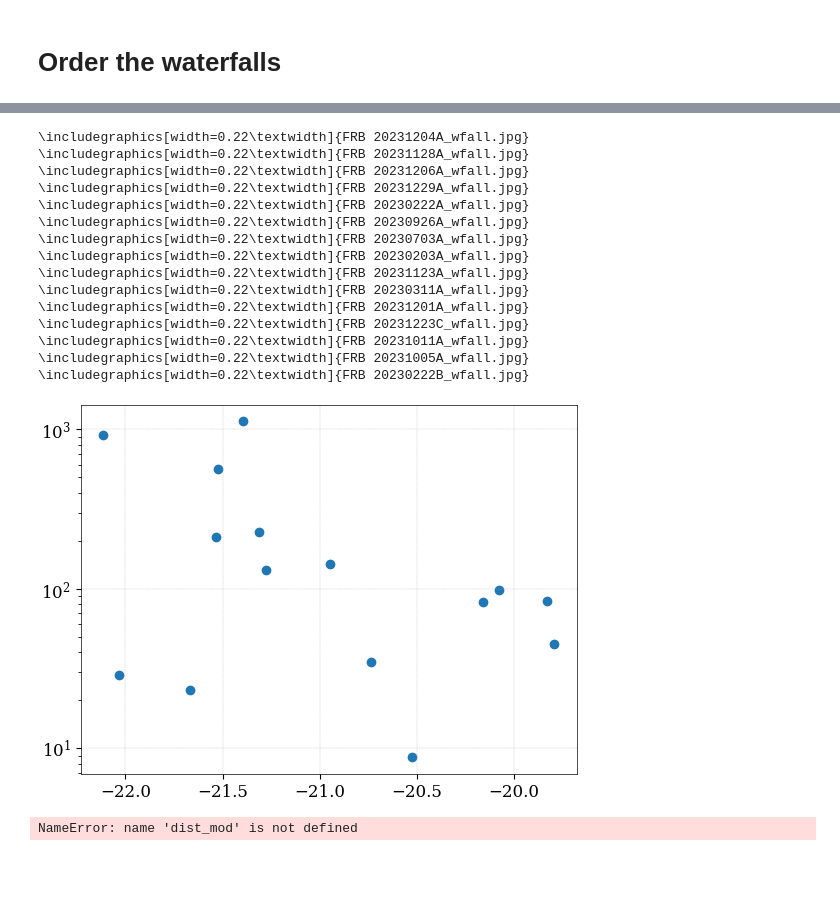
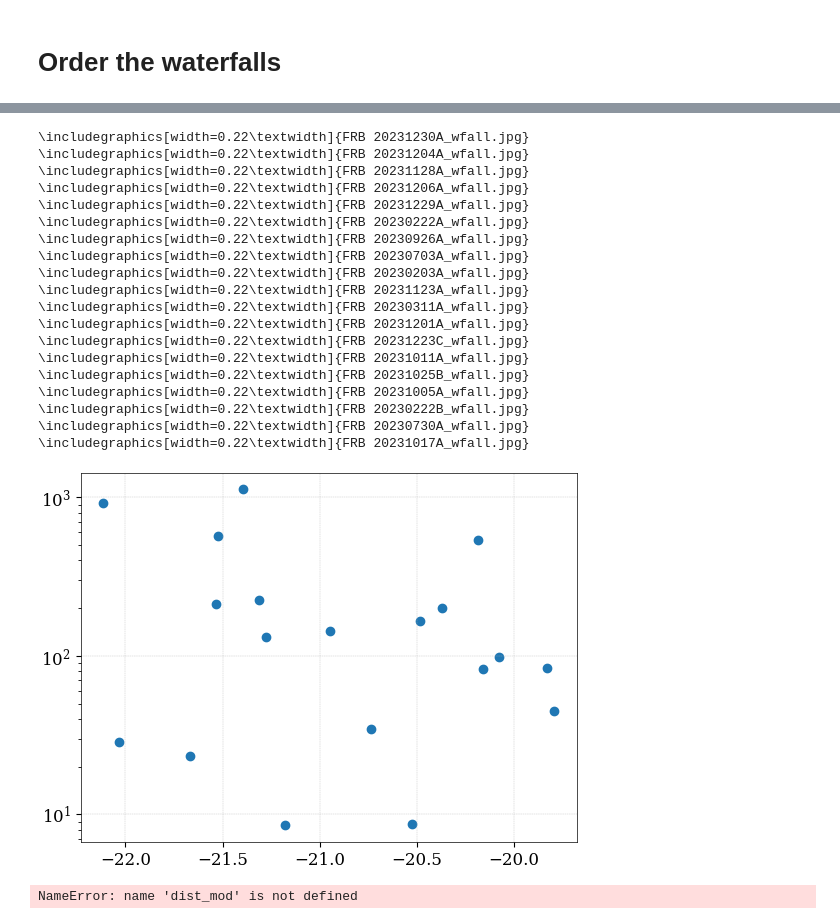
Before and after one commit to leungcalvin/kko_host_paper, a Jupyter notebook: plot_scripts/dm_host.ipynb, the cells around one changed output, grey strips where cells are left out. Saved outputs shown, nothing was run; the diff lists cells and outputs as text; code cells hidden in the pictures; blank space fills up the shorter version.

```diff
--- a/plot_scripts/dm_host.ipynb
+++ b/plot_scripts/dm_host.ipynb
@@ -250,0 +256,2 @@ Name: FRB20231229A, dtype: object
+# %%
+final_zspec = calc_dm_igm(final,source = 'zspec')
@@ -1996,4 +2048,5 @@ Name: DM_NE2001, Length: 83, dtype: float64
 # %% [markdown]
 # Order the waterfalls
 # %%
-lum_jy_gpc2 = final_zspec['flux'][leung_keep] * 4 * np.pi* Planck18.luminosity_distance(final_zspec['primary_z_spec'][leung_keep])**2 / 1e6
+waterfall_keep = (final_zspec['primary_z_spec'] > 0) * (final_zspec['primary_P_Ox'] > 0.9) + (final_zspec.index == 'FRB20230311A')
+lum_jy_gpc2 = final_zspec['flux'][waterfall_keep] * 4 * np.pi* Planck18.luminosity_distance(final_zspec['primary_z_spec'][waterfall_keep])**2 / 1e6
@@ -2003,6 +2074,7 @@ NameError: name 'final_zspec' is not defined
 for ii,n in lum_jy_gpc2[lum_jy_gpc2.argsort()].items():
     print("\includegraphics[width=0.22\\textwidth]{" + f'FRB {ii[3:]}_wfall.jpg' + '}')
 # %% [output]
+\includegraphics[width=0.22\textwidth]{FRB 20231230A_wfall.jpg}
 \includegraphics[width=0.22\textwidth]{FRB 20231204A_wfall.jpg}
 \includegraphics[width=0.22\textwidth]{FRB 20231128A_wfall.jpg}
 \includegraphics[width=0.22\textwidth]{FRB 20231206A_wfall.jpg}
@@ -2016,15 +2088,18 @@ for ii,n in lum_jy_gpc2[lum_jy_gpc2.argsort()].items():
 \includegraphics[width=0.22\textwidth]{FRB 20231201A_wfall.jpg}
 \includegraphics[width=0.22\textwidth]{FRB 20231223C_wfall.jpg}
 \includegraphics[width=0.22\textwidth]{FRB 20231011A_wfall.jpg}
+\includegraphics[width=0.22\textwidth]{FRB 20231025B_wfall.jpg}
 \includegraphics[width=0.22\textwidth]{FRB 20231005A_wfall.jpg}
 \includegraphics[width=0.22\textwidth]{FRB 20230222B_wfall.jpg}
+\includegraphics[width=0.22\textwidth]{FRB 20230730A_wfall.jpg}
+\includegraphics[width=0.22\textwidth]{FRB 20231017A_wfall.jpg}
 # %%
 plt.figure()
-plt.scatter(final_zspec['M_r'][leung_keep],
-            final_zspec['fluence'][leung_keep] * 4 * np.pi* Planck18.luminosity_distance(final_zspec['primary_z_spec'][leung_keep])**2 / 1e6)
+plt.scatter(final_zspec['M_r'][waterfall_keep],
+            final_zspec['fluence'][waterfall_keep] * 4 * np.pi* Planck18.luminosity_distance(final_zspec['primary_z_spec'][waterfall_keep])**2 / 1e6)
 plt.yscale('log')
 # %% [output]
-[figure, old version]
+[figure, new version]
 # %%
 plt.figure()
 plt.scatter(final['primary_z_spec'],final['primary_mag'] - final['extinction_mags'] - dist_mod)
```
Also changed, not shown: parts of 18 cells of this notebook, 2 other files.
